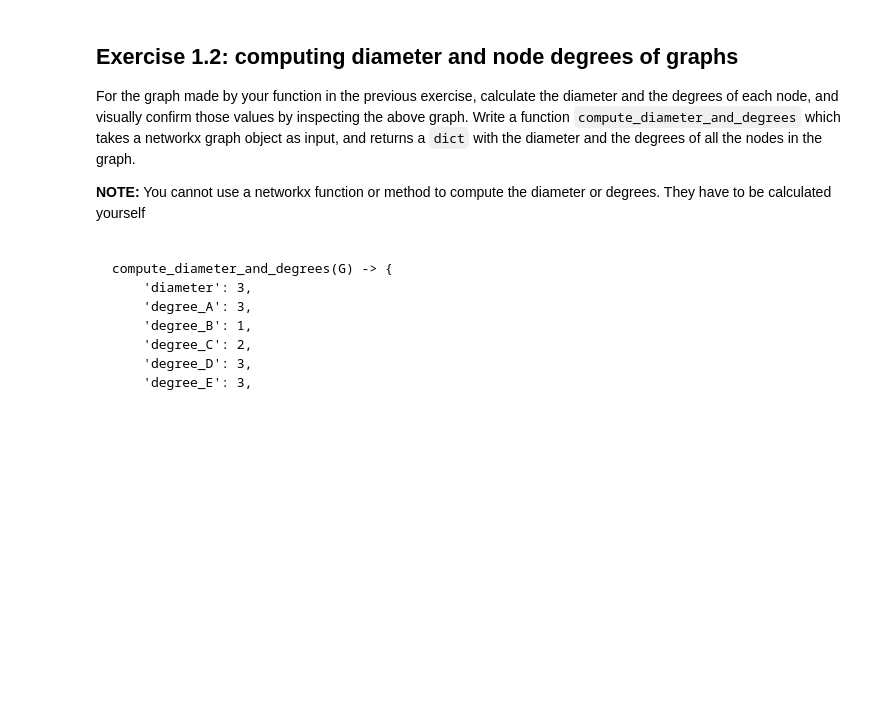
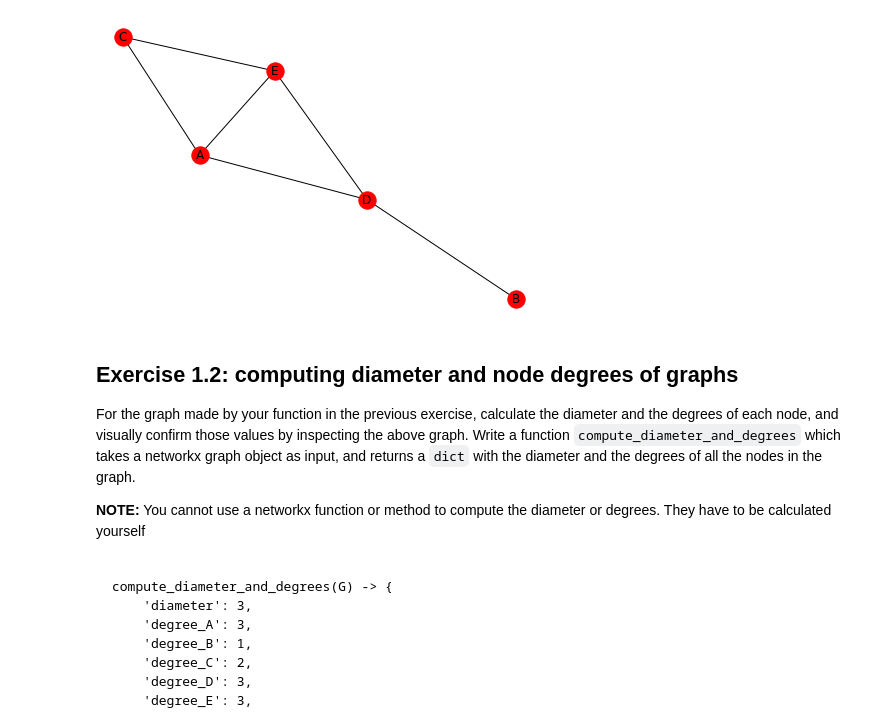
Before and after one commit to cb-ds-1/m1-11-networks, a Jupyter notebook: Workshop Graphs.ipynb, the cells around one changed output. Saved outputs shown, nothing was run; the diff lists cells and outputs as text; code cells hidden in the pictures; blank space fills up the shorter version.

```diff
--- a/Workshop Graphs.ipynb
+++ b/Workshop Graphs.ipynb
@@ -4,6 +4,28 @@
 Write a function called make_simple_graph that returns the graph object that represents the following diagram:
 
 ![](exercise2.png)
+# %%
+import networkx as nx
+import numpy as np
+
+def make_simple_graph():
+    G = nx.Graph()
+
+    G.add_nodes_from(['A','B','C','D','E'])
+    G.add_edge('B', 'D')
+    G.add_edge('D', 'A')
+    G.add_edge('D', 'E')
+    G.add_edge('E', 'A')
+    G.add_edge('A', 'C')
+    G.add_edge('E', 'C')
+
+    return G
+
+G = make_simple_graph()
+
+nx.draw(G, node_color = 'r', with_labels=True)
+# %% [output]
+[figure, added]
 # %% [markdown]
 ## Exercise 1.2: computing diameter and node degrees of graphs
 
```
Also changed, not shown: parts of 7 cells of this notebook.
